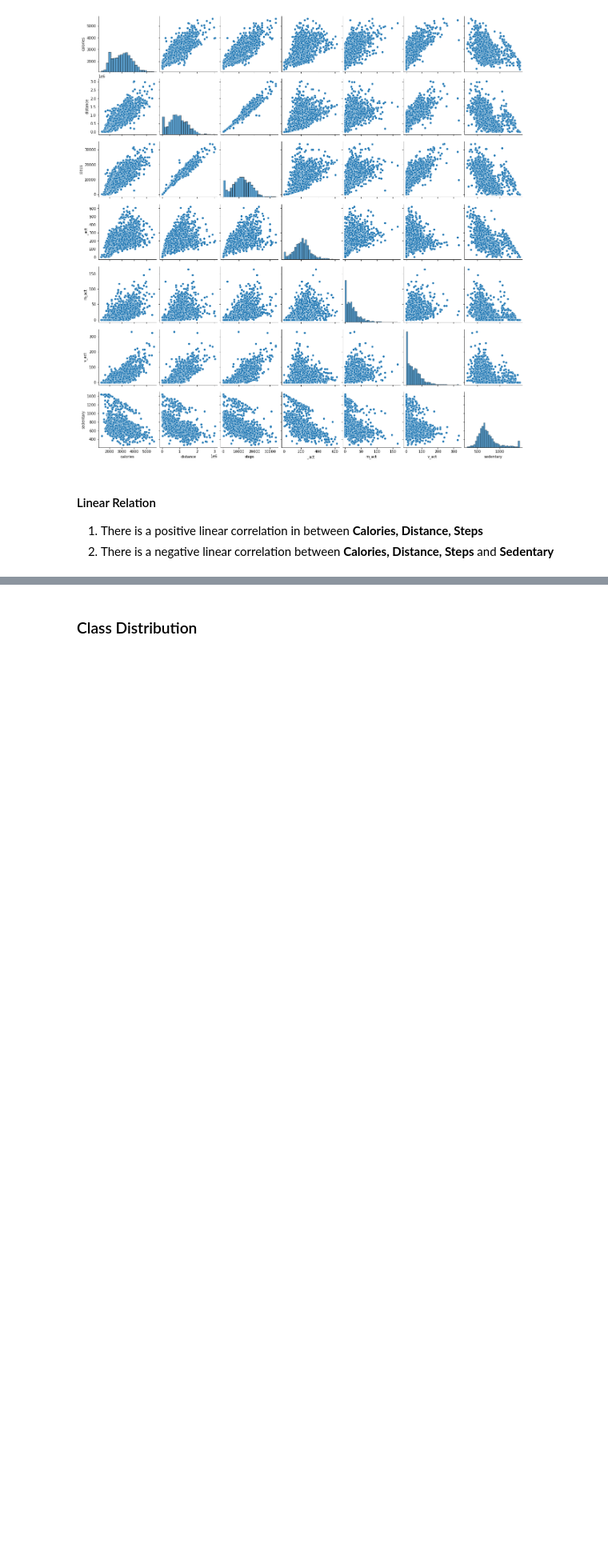
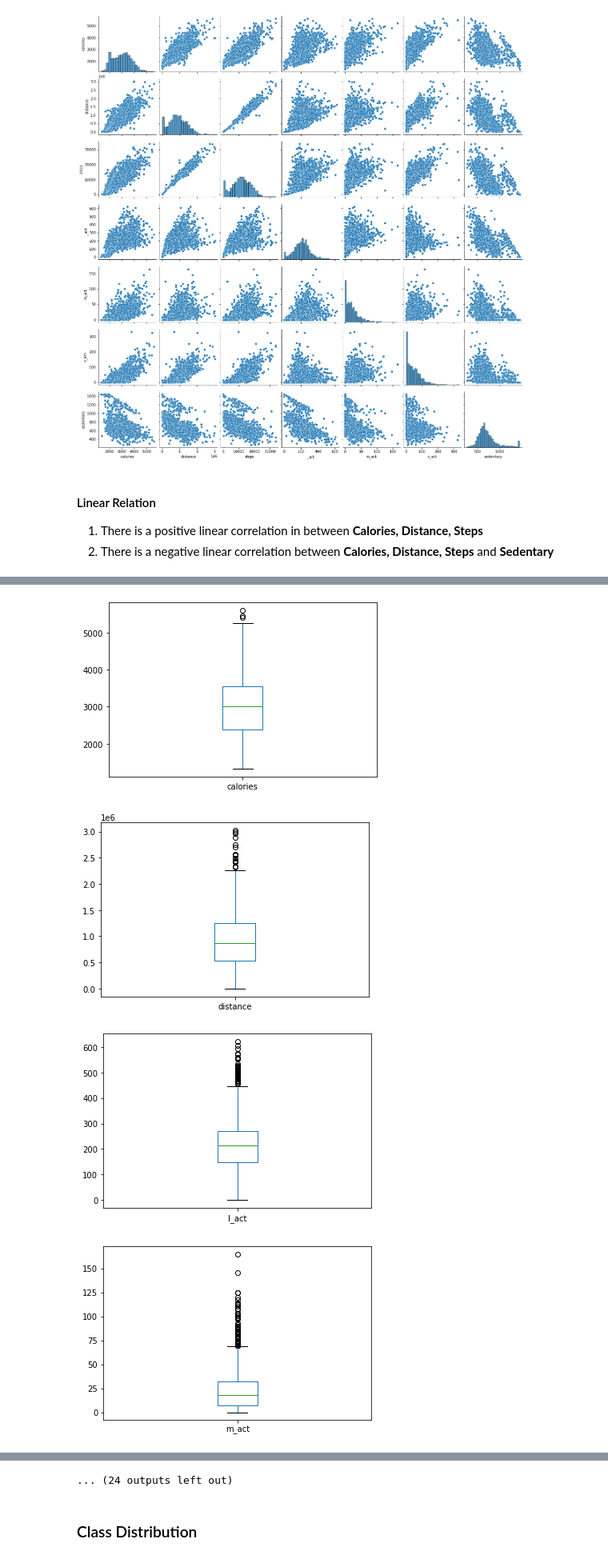
Before and after one commit to kdkangg/Datamining, a Jupyter notebook: EDA.ipynb, the cells around one changed output, grey strips where cells are left out. Shown at 80% size. Cells and saved outputs as stored; diff of their text form; code cells hidden in the pictures; blank space fills up the shorter version.

```diff
--- a/EDA.ipynb
+++ b/EDA.ipynb
@@ -656,0 +864,10 @@ linear_graph =  sns.pairplot(data=cleaned_participants_data,
+# %%
+for col in cleaned_participants_data.columns[2:]:
+    cleaned_participants_data.boxplot(column=col)
+    plt.grid(False)
+    plt.show()
+# %% [output]
+[figure, added]
+[figure, added]
+[figure, added]
+[figure, added]
@@ -657,3 +882,4 @@ linear_graph =  sns.pairplot(data=cleaned_participants_data,
+... (24 outputs left out)
 # %% [markdown]
 ### Class Distribution
 # %%
```
Also changed, not shown: parts of 13 cells of this notebook.
